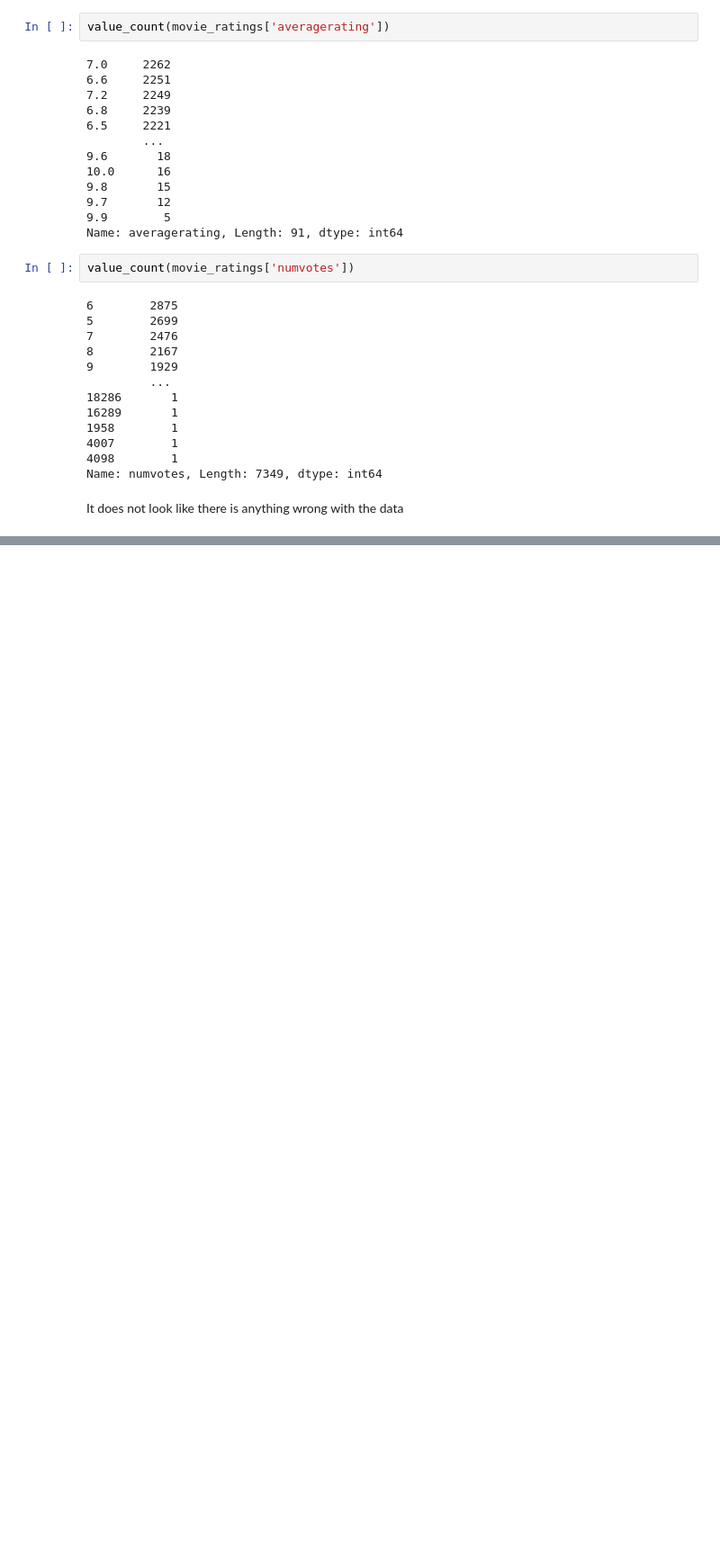
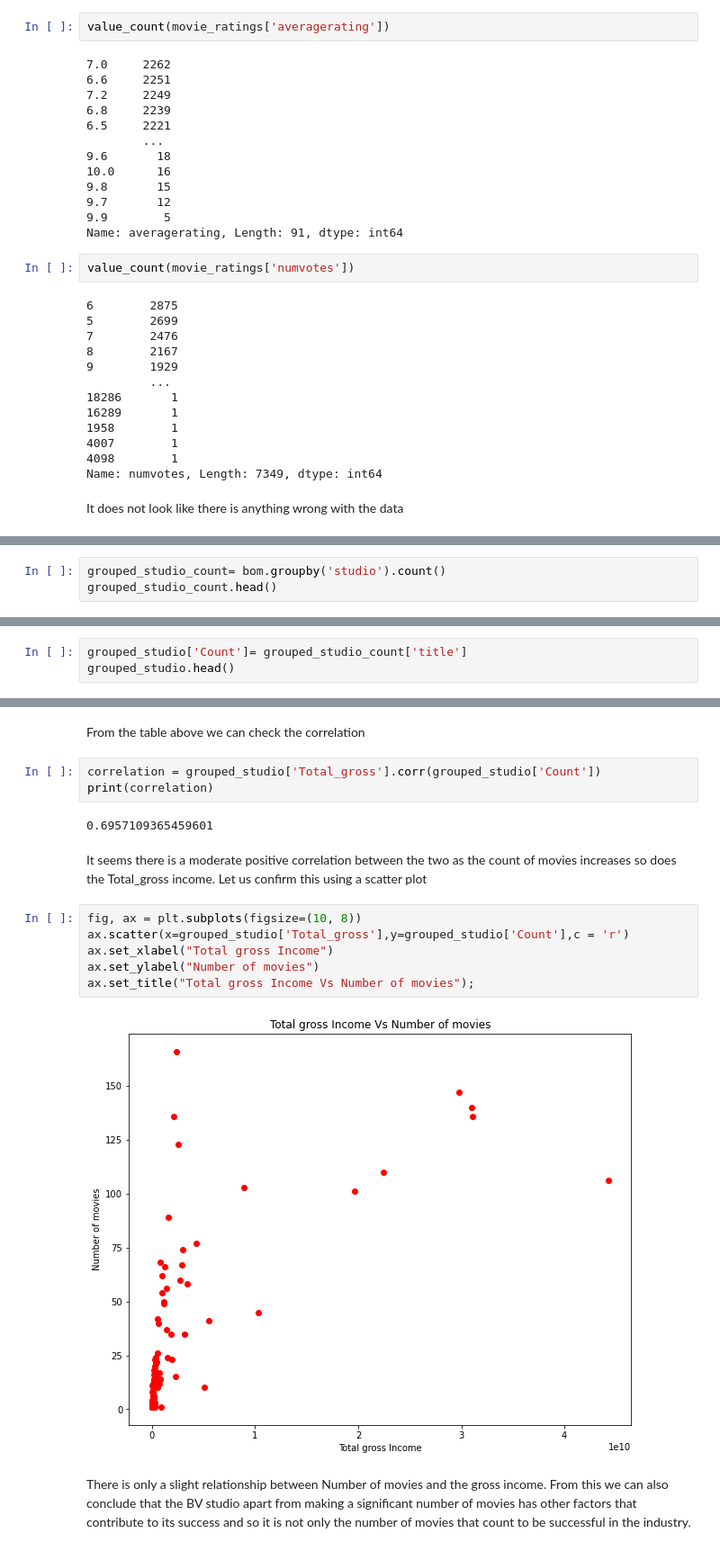
Before and after one commit to CrystalW123/dsc-phase-1-project-v2-4, a Jupyter notebook: student.ipynb, the cells around one changed output, grey strips where cells are left out. Shown at 90% size. Saved outputs shown, nothing was run; the diff lists cells and outputs as text; blank space fills up the shorter version.

```diff
--- a/student.ipynb
+++ b/student.ipynb
@@ -740,0 +978,3 @@ It does not look like there is anything wrong with the data
+# %%
+grouped_studio_count= bom.groupby('studio').count()
+grouped_studio_count.head()
@@ -740,0 +989,3 @@ It does not look like there is anything wrong with the data
+# %%
+grouped_studio['Count']= grouped_studio_count['title']
+grouped_studio.head()
@@ -740,0 +1000,19 @@ It does not look like there is anything wrong with the data
+# %% [markdown]
+From the table above we can check the correlation
+# %%
+correlation = grouped_studio['Total_gross'].corr(grouped_studio['Count'])
+print(correlation)
+# %% [output]
+0.6957109365459601
+# %% [markdown]
+It seems there is a moderate positive correlation between the two as the count of movies increases so does the Total_gross income. Let us confirm this using a scatter plot
+# %%
+fig, ax = plt.subplots(figsize=(10, 8))
+ax.scatter(x=grouped_studio['Total_gross'],y=grouped_studio['Count'],c = 'r')
+ax.set_xlabel("Total gross Income")
+ax.set_ylabel("Number of movies")
+ax.set_title("Total gross Income Vs Number of movies");
+# %% [output]
+[figure, added]
+# %% [markdown]
+There is only a slight relationship between Number of movies and the gross income. From this we can also conclude that the BV studio apart from making a significant number of movies has other factors that contribute to its success and so it is not only the number of movies that count to be successful in the industry.
```
Also changed, not shown: parts of 69 cells of this notebook.
